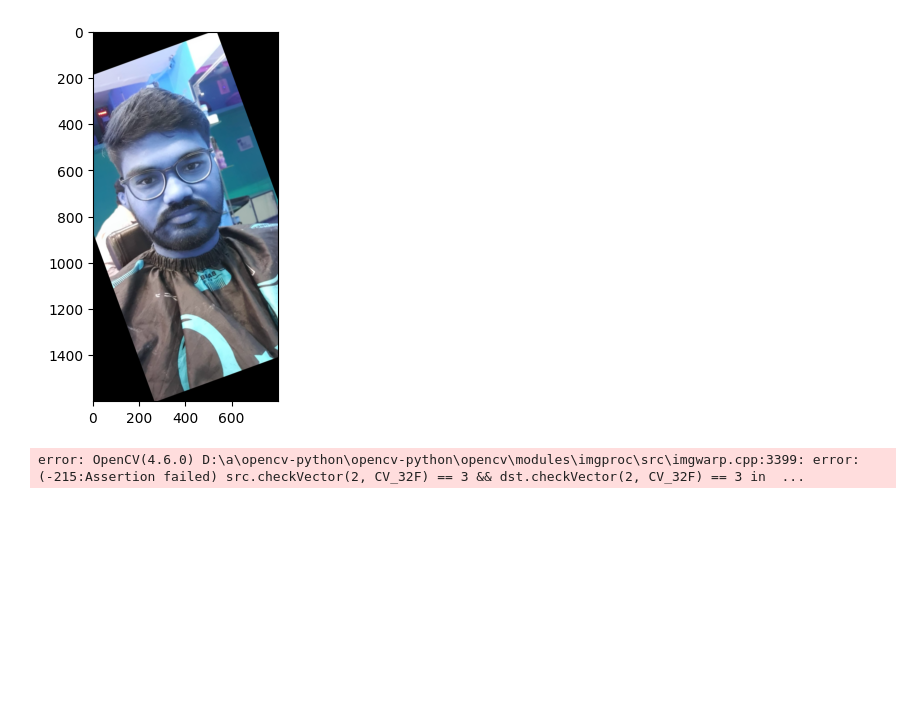
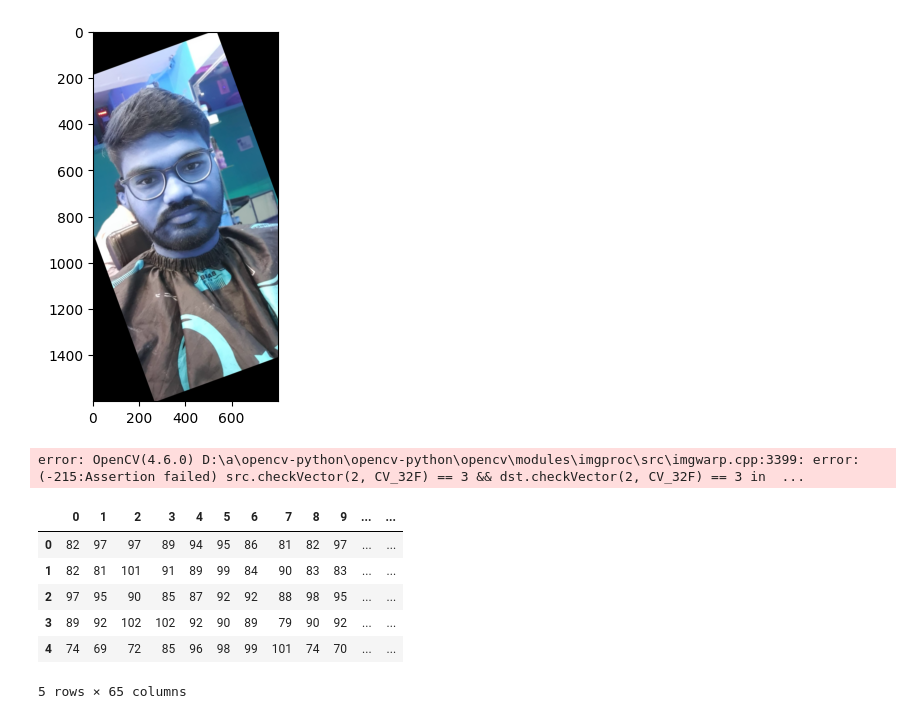
Before and after one commit to AdarshG-Uncg/bdml_610_project, a Jupyter notebook: exploration ipynb files/ex1.ipynb, the cells around one changed output. Drawn from its saved outputs; the diff is of its cells as text; code cells hidden in the pictures; blank space fills up the shorter version.

```diff
--- a/exploration ipynb files/ex1.ipynb
+++ b/exploration ipynb files/ex1.ipynb
@@ -511,0 +520,10 @@ error: OpenCV(4.6.0) D:\a\opencv-python\opencv-python\opencv\modules\imgproc\src
+# %%
+df.head()
+# %% [output]
+|  | 0 | 1 | 2 | 3 | 4 | 5 | 6 | 7 | 8 | 9 | ... | ... |
+| 0 | 82 | 97 | 97 | 89 | 94 | 95 | 86 | 81 | 82 | 97 | ... | ... |
+| 1 | 82 | 81 | 101 | 91 | 89 | 99 | 84 | 90 | 83 | 83 | ... | ... |
+| 2 | 97 | 95 | 90 | 85 | 87 | 92 | 92 | 88 | 98 | 95 | ... | ... |
+| 3 | 89 | 92 | 102 | 102 | 92 | 90 | 89 | 79 | 90 | 92 | ... | ... |
+| 4 | 74 | 69 | 72 | 85 | 96 | 98 | 99 | 101 | 74 | 70 | ... | ... |
+5 rows × 65 columns
```
Also changed, not shown: parts of 19 cells of this notebook, 3 other files.
